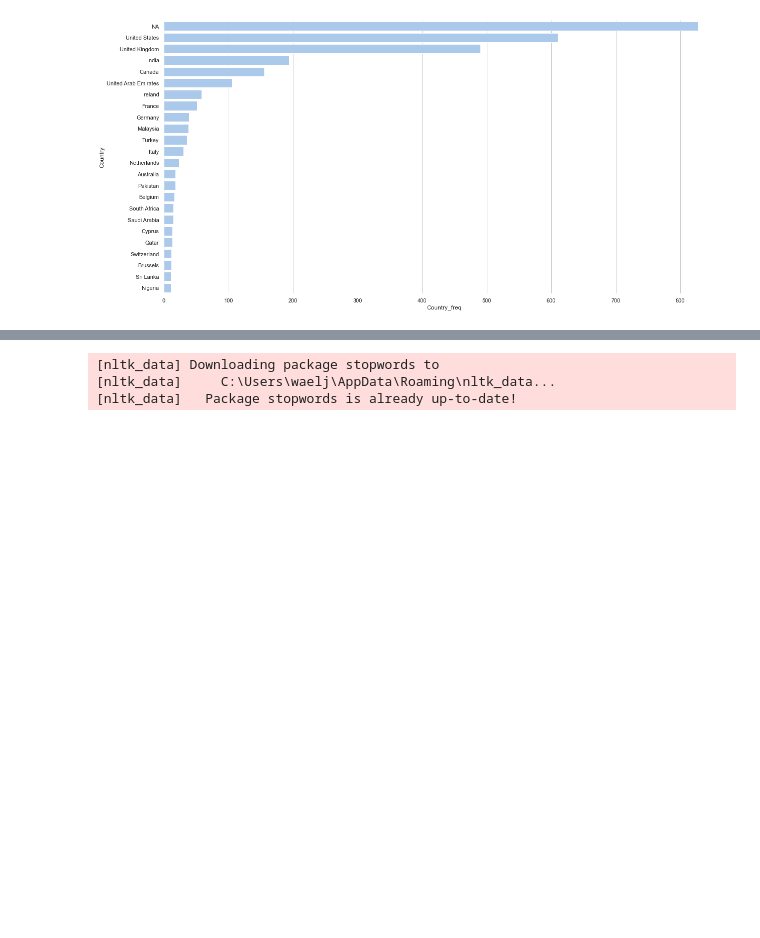
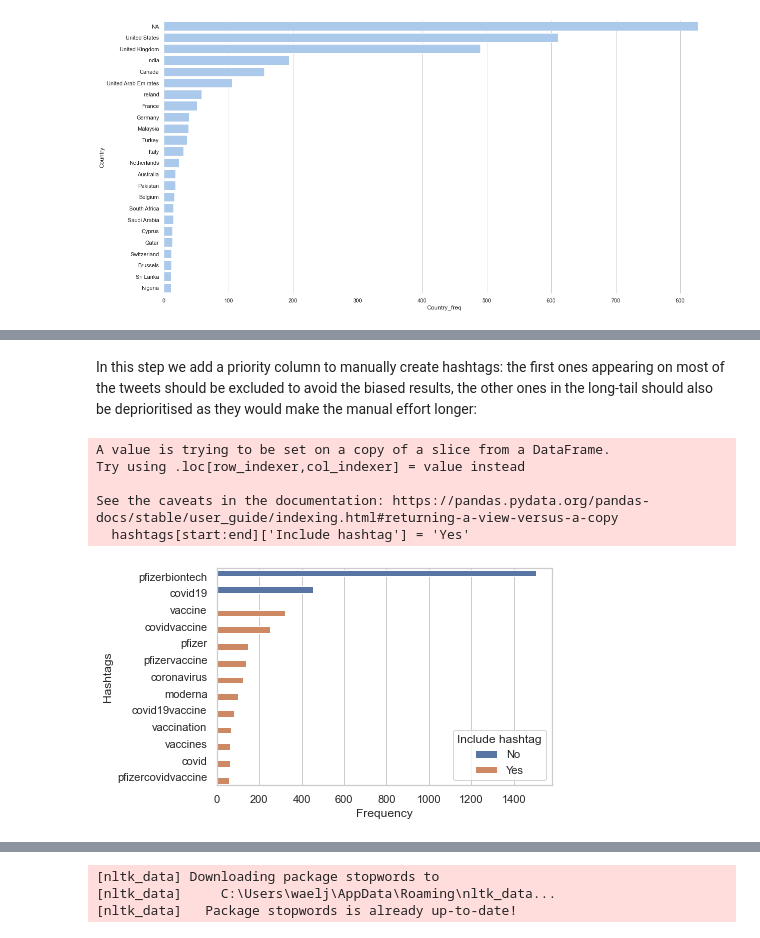
Before and after one commit to waeljrad/COVID19-vaccines, a Jupyter notebook: COVID vaccine Tweets.ipynb, the cells around one changed output, grey strips where cells are left out. Cells and saved outputs as stored; diff of their text form; code cells hidden in the pictures; blank space fills up the shorter version.

```diff
--- a/COVID vaccine Tweets.ipynb
+++ b/COVID vaccine Tweets.ipynb
@@ -75,0 +110,47 @@ twitter_data['text_length'].hist(bins=150,figsize=(20,6))
+# %%
+# A count on the hashtags occurences is made
+def count_hashtag(row):
+    if type (row ) == float:
+        row=str(row)
+    values = row.replace("[","").replace("]","").replace("'","").split(',')
+    for value in values:
+        hashtags.loc[hashtags['Hashtags']==value.strip().lower(),'Frequency'] +=1
+
+twitter_data['hashtags'].apply(lambda values:count_hashtag(values))
+hashtags.sort_values('Frequency', axis=0, ascending=False, inplace=True)
+# %%
+# The ratio of the hashtags is also added as additonal informnation
+hashtags.reset_index(inplace = True)
+if 'index' in hashtags.columns:
+    del hashtags['index']
+total_occurencies = hashtags["Frequency"].sum()
+hashtags['frequencies_ratio'] = float(0)
+l = len(hashtags.index)
+for i in range(0,l):
+    sub_total = 0
+    if i<l:
+        sub_total = hashtags["Frequency"][0:i+1].sum()
+    else:
+        sub_total = total_occurencies
+    ratio = float(sub_total/total_occurencies)
+    hashtags.iloc[i,hashtags.columns.get_loc('frequencies_ratio')] = ratio
+hashtags.sort_values('frequencies_ratio', axis=0, inplace=True)
+# %% [markdown]
+In this step we add a priority column to manually create hashtags: the first ones appearing on most of the tweets should be excluded to avoid the biased results, the other ones in the long-tail should also be deprioritised as they would make the manual effort longer:
+# %%
+hashtags['Include hashtag'] = 'No'
+threshold = 0.6
+strat = 2
+start = hashtags.iloc[strat,hashtags.columns.get_loc('frequencies_ratio')]
+end = len(hashtags[hashtags['frequencies_ratio']<threshold].index)
+hashtags.set_index('frequencies_ratio',inplace=True)
+hashtags[start:end]['Include hashtag'] = 'Yes'
+hashtags.reset_index(inplace = True)
+ax = sns.barplot(x='Frequency', y='Hashtags', data=hashtags[0:end],hue='Include hashtag')
+# %% [output]
+A value is trying to be set on a copy of a slice from a DataFrame.
+Try using .loc[row_indexer,col_indexer] = value instead
+
+See the caveats in the documentation: https://pandas.pydata.org/pandas-docs/stable/user_guide/indexing.html#returning-a-view-versus-a-copy
+  hashtags[start:end]['Include hashtag'] = 'Yes'
+[figure, added]
```
Also changed, not shown: parts of 38 cells of this notebook, 1 other file.
